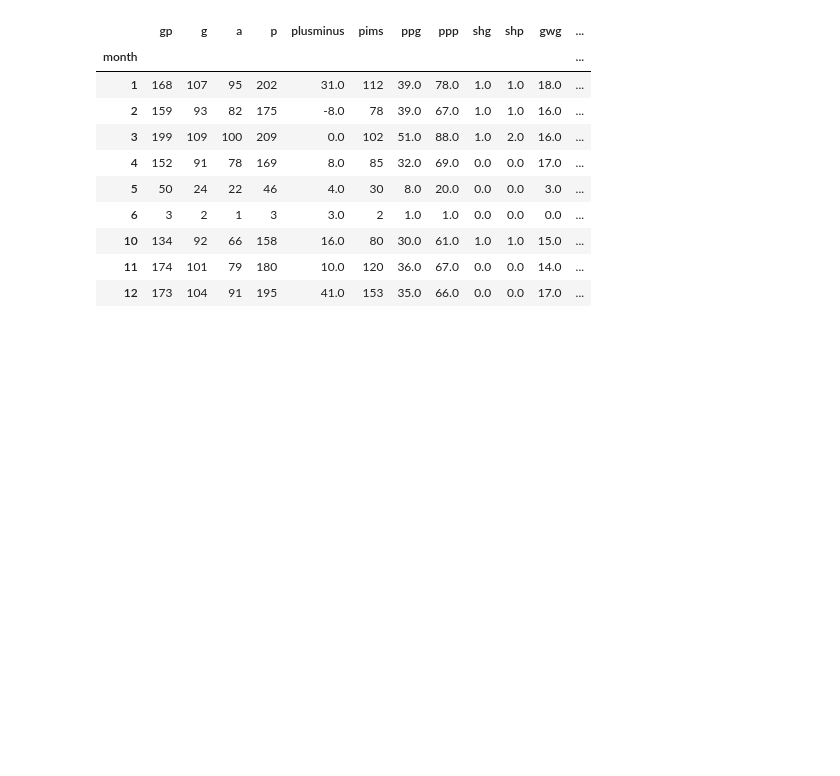
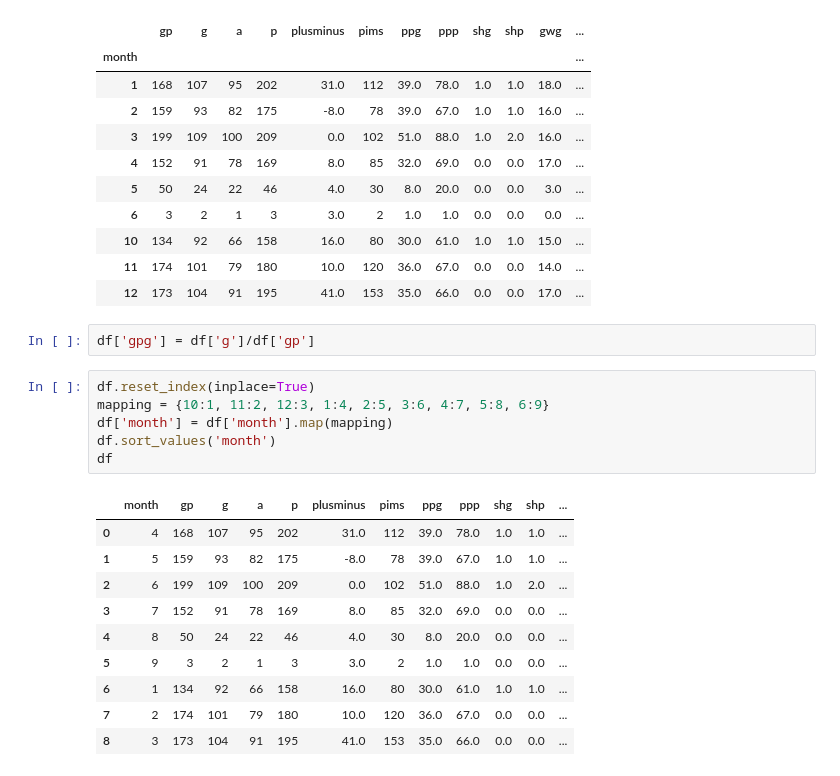
Before and after one commit to TrentMcNamara/Coding-Practice, a Jupyter notebook: Basic Functions and Features Using Data.ipynb, the cells around one changed output. Cells and saved outputs as stored; diff of their text form; blank space fills up the shorter version.

```diff
--- a/Basic Functions and Features Using Data.ipynb
+++ b/Basic Functions and Features Using Data.ipynb
@@ -448,3 +448,22 @@ df
 | 10 | 134 | 92 | 66 | 158 | 16.0 | 80 | 30.0 | 61.0 | 1.0 | 1.0 | 15.0 | ... |
 | 11 | 174 | 101 | 79 | 180 | 10.0 | 120 | 36.0 | 67.0 | 0.0 | 0.0 | 14.0 | ... |
 | 12 | 173 | 104 | 91 | 195 | 41.0 | 153 | 35.0 | 66.0 | 0.0 | 0.0 | 17.0 | ... |
+# %%
+df['gpg'] = df['g']/df['gp']
+# %%
+df.reset_index(inplace=True)
+mapping = {10:1, 11:2, 12:3, 1:4, 2:5, 3:6, 4:7, 5:8, 6:9}
+df['month'] = df['month'].map(mapping)
+df.sort_values('month')
+df
+# %% [output]
+|  | month | gp | g | a | p | plusminus | pims | ppg | ppp | shg | shp | ... |
+| 0 | 4 | 168 | 107 | 95 | 202 | 31.0 | 112 | 39.0 | 78.0 | 1.0 | 1.0 | ... |
+| 1 | 5 | 159 | 93 | 82 | 175 | -8.0 | 78 | 39.0 | 67.0 | 1.0 | 1.0 | ... |
+| 2 | 6 | 199 | 109 | 100 | 209 | 0.0 | 102 | 51.0 | 88.0 | 1.0 | 2.0 | ... |
+| 3 | 7 | 152 | 91 | 78 | 169 | 8.0 | 85 | 32.0 | 69.0 | 0.0 | 0.0 | ... |
+| 4 | 8 | 50 | 24 | 22 | 46 | 4.0 | 30 | 8.0 | 20.0 | 0.0 | 0.0 | ... |
+| 5 | 9 | 3 | 2 | 1 | 3 | 3.0 | 2 | 1.0 | 1.0 | 0.0 | 0.0 | ... |
+| 6 | 1 | 134 | 92 | 66 | 158 | 16.0 | 80 | 30.0 | 61.0 | 1.0 | 1.0 | ... |
+| 7 | 2 | 174 | 101 | 79 | 180 | 10.0 | 120 | 36.0 | 67.0 | 0.0 | 0.0 | ... |
+| 8 | 3 | 173 | 104 | 91 | 195 | 41.0 | 153 | 35.0 | 66.0 | 0.0 | 0.0 | ... |
```
Also changed, not shown: parts of 1 cell of this notebook.
